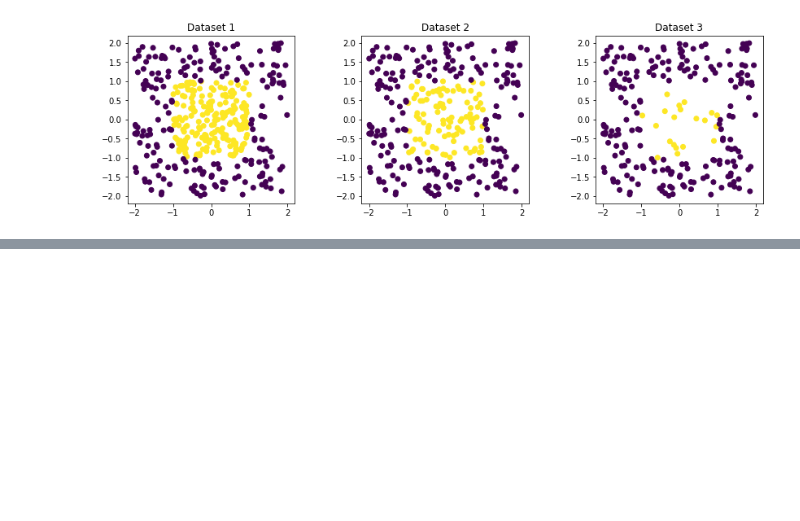
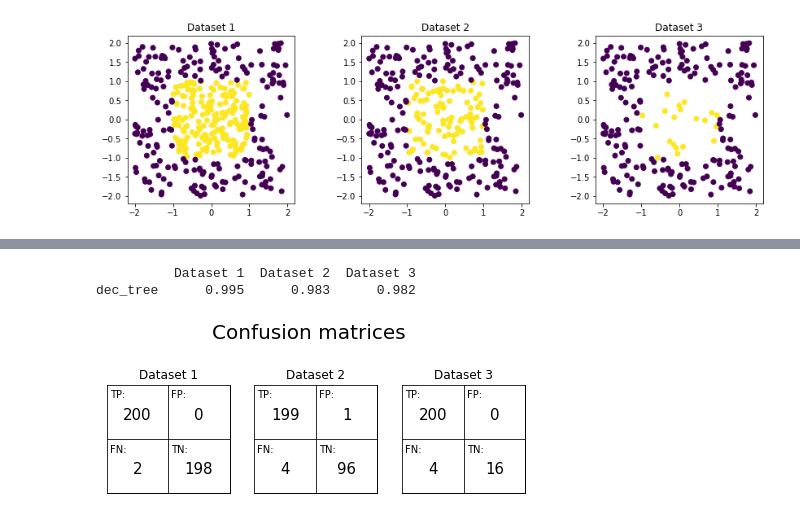
Before and after one commit to SimonJasansky/data_mining, a Jupyter notebook: assignment_2.ipynb, the cells around one changed output, grey strips where cells are left out. Drawn from its saved outputs; the diff is of its cells as text; code cells hidden in the pictures; blank space fills up the shorter version.

```diff
--- a/assignment_2.ipynb
+++ b/assignment_2.ipynb
@@ -179,0 +263,15 @@ for 1.1 a and b: build table with datasets on x axis, k-fold on y axis
+# %%
+
+# decision trees
+output = custom_classification(exp1, "dec_tree")
+accuracy_df = output[0]
+conf_mat_df = output[1]
+
+print(accuracy_df)
+#print(conf_mat_df)
+custom_confusion_matrix(conf_mat_df)
+plt.show()
+# %% [output]
+          Dataset 1  Dataset 2  Dataset 3
+dec_tree      0.995      0.983      0.982
+[figure, added]
```
Also changed, not shown: parts of 19 cells of this notebook.
